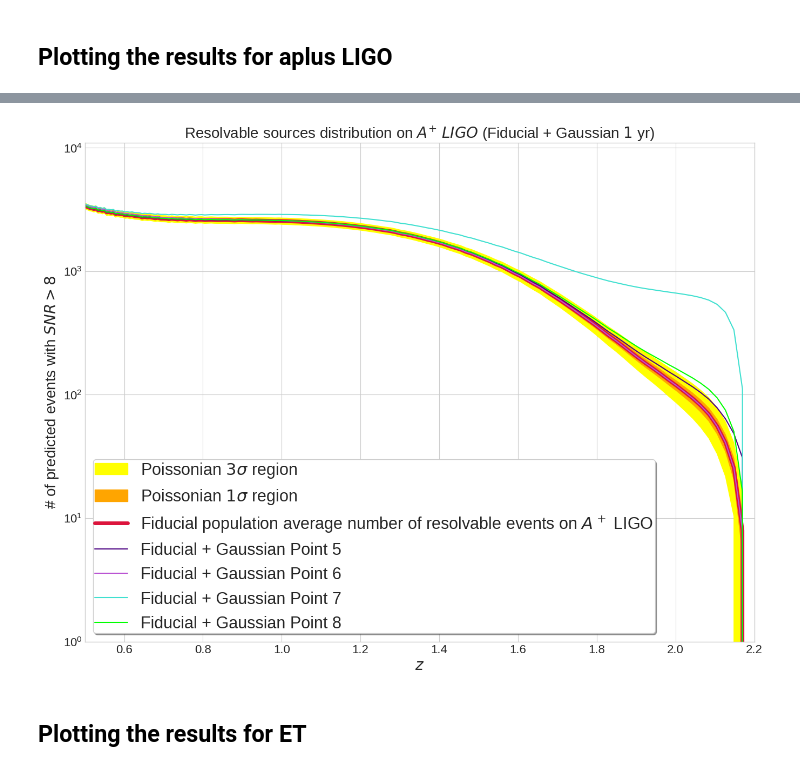
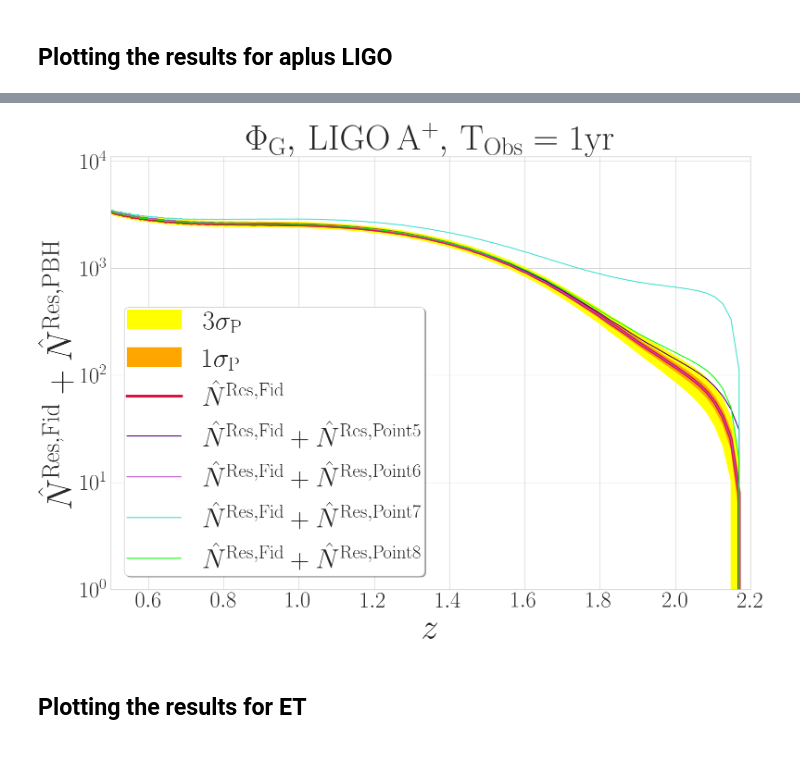
Before and after one commit to KuZa91/PBH_subpopulations_effects_analysis, a Jupyter notebook: ResDistPlotter.ipynb, the cells around one changed output, grey strips where cells are left out. Cells and saved outputs as stored; diff of their text form; code cells hidden in the pictures.

```diff
--- a/ResDistPlotter.ipynb
+++ b/ResDistPlotter.ipynb
@@ -26,6 +26,7 @@ from LISAhdf5 import LISAhdf5,ParsUnits
 %matplotlib inline
 %run BigFont.py
 import matplotlib.pyplot as plt
+plt.rcParams['text.usetex'] = True
 plt.style.use("seaborn-v0_8-whitegrid")
 # %% [markdown]
 <h2> Loading the populations catalogues </h2>
@@ -107,26 +109,27 @@ plt.savefig('apLIGOSNRB8ResDistLN.png',dpi=50)
 # %%
 # Plotting the obtained statistics for the fiducial model
 
 plt.figure(figsize=(16,12))
-plt.fill_between(LIGO5.Redshift, LIGO5.Fid_ResNorm + 3.*np.sqrt(LIGO5.Fid_ResNorm), LIGO5.Fid_ResNorm - 3.*np.sqrt(LIGO5.Fid_ResNorm), color = 'yellow', label = r'Poissonian $3\sigma$ region')
-plt.fill_between(LIGO5.Redshift, LIGO5.Fid_ResNorm + np.sqrt(LIGO5.Fid_ResNorm), LIGO5.Fid_ResNorm -np.sqrt(LIGO5.Fid_ResNorm), color = 'orange', label = r'Poissonian $1\sigma$ region')
-plt.plot(LIGO5.Redshift, LIGO5.Fid_ResNorm, color = 'crimson', linewidth=5, label = 'Fiducial population average number of resolvable events on $A^+$ LIGO')
-plt.plot(LIGO5.Redshift, LIGO5.Fid_ResNorm + LIGO5.Pert_ResNorm, color = 'Indigo', label = 'Fiducial + Gaussian Point 5')
-plt.plot(LIGO6.Redshift, LIGO6.Fid_ResNorm + LIGO6.Pert_ResNorm, color = 'mediumorchid', label = 'Fiducial + Gaussian Point 6')
-plt.plot(LIGO7.Redshift, LIGO7.Fid_ResNorm + LIGO7.Pert_ResNorm, color = 'turquoise', label = 'Fiducial + Gaussian Point 7')
-plt.plot(LIGO8.Redshift, LIGO8.Fid_ResNorm + LIGO8.Pert_ResNorm, color = 'lime', label = 'Fiducial + Gaussian Point 8')
-plt.xlabel('$z$', fontsize = 20 )
+plt.fill_between(LIGO5.Redshift, LIGO5.Fid_ResNorm + 3.*np.sqrt(LIGO5.Fid_ResNorm), LIGO5.Fid_ResNorm - 3.*np.sqrt(LIGO5.Fid_ResNorm), color = 'yellow', label = r'$3\sigma_{\rm P}$')
+plt.fill_between(LIGO5.Redshift, LIGO5.Fid_ResNorm + np.sqrt(LIGO5.Fid_ResNorm), LIGO5.Fid_ResNorm -np.sqrt(LIGO5.Fid_ResNorm), color = 'orange', label = r'$1\sigma_{\rm P}$')
+plt.plot(LIGO5.Redshift, LIGO5.Fid_ResNorm, color = 'crimson', linewidth=5, label = r'$\hat{N}^{\rm Res, Fid}$')
+plt.plot(LIGO5.Redshift, LIGO5.Fid_ResNorm + LIGO5.Pert_ResNorm, color = 'Indigo', label = r'$\hat{N}^{\rm Res, Fid} + \hat{N}^{\rm Res, Point 5}$')
+plt.plot(LIGO6.Redshift, LIGO6.Fid_ResNorm + LIGO6.Pert_ResNorm, color = 'mediumorchid', label = r'$\hat{N}^{\rm Res, Fid} + \hat{N}^{\rm Res, Point 6}$')
+plt.plot(LIGO7.Redshift, LIGO7.Fid_ResNorm + LIGO7.Pert_ResNorm, color = 'turquoise', label = r'$\hat{N}^{\rm Res, Fid} + \hat{N}^{\rm Res, Point 7}$')
+plt.plot(LIGO8.Redshift, LIGO8.Fid_ResNorm + LIGO8.Pert_ResNorm, color = 'lime', label = r'$\hat{N}^{\rm Res, Fid} + \hat{N}^{\rm Res, Point 8}$')
+plt.xlabel('$z$', fontsize = 55 )
 plt.xlim(0.5, 2.2)
 plt.ylim(1.e0, 1.1e4)
 #plt.xscale('log')
 plt.yscale('log')
-plt.legend(loc = 3, frameon = True, fancybox = True, shadow = True, borderpad= 0.1, prop={'size': 22})
-plt.ylabel('# of predicted events with $SNR > 8$', fontsize = 20)
-plt.title(r'Resolvable sources distribution on $A^{+} \; LIGO$ (Fiducial + Gaussian $1$ yr)',fontsize = 20)
-#plt.savefig('apLIGOSNRB8ResDistGs.png',dpi=200)
-plt.savefig('apLIGOSNRB8ResDistGs.png',dpi=50)
+plt.legend(loc = 3, frameon = True, fancybox = True, shadow = True, borderpad= 0.1, prop={'size': 42})
+plt.ylabel(r'$\hat{N}^{\rm Res, Fid} + \hat{N}^{\rm Res, PBH}$', fontsize = 55)
+plt.title(r'$\Phi_{\rm G}, \, \rm LIGO \, A^{+}, \, T_{\rm Obs} = 1yr$',fontsize = 55)
+plt.tight_layout()
+plt.savefig('apLIGOSNRB8ResDistGs.png',dpi=200)
+#plt.savefig('apLIGOSNRB8ResDistGs.png',dpi=50)
 # %% [output]
-[figure, old version]
+[figure, new version]
 # %% [markdown]
 <h2> Plotting the results for ET </h2>
 # %%
```
Also changed, not shown: parts of 3 cells of this notebook, 4 other files.
